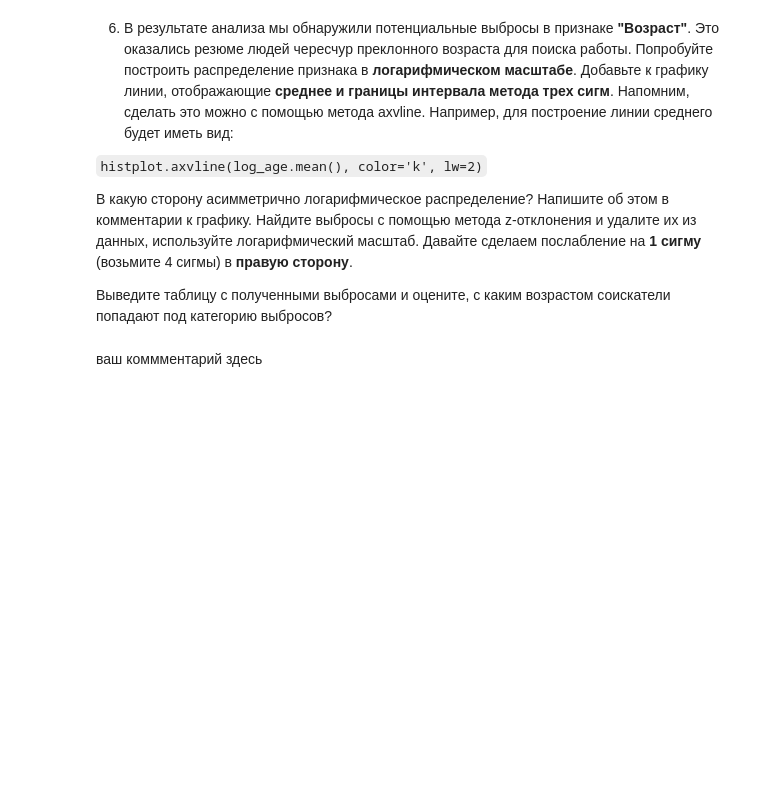
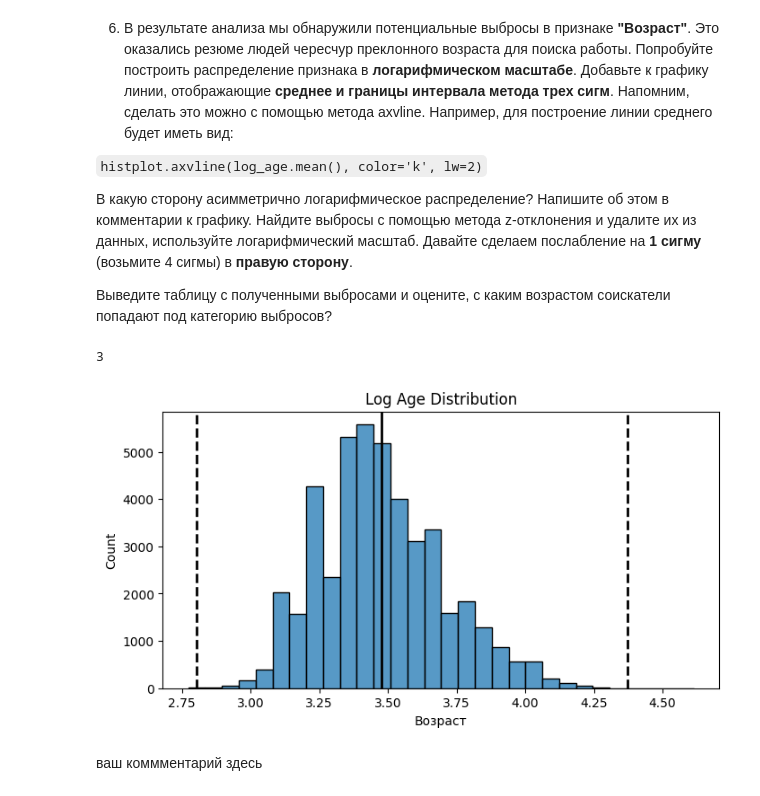
Before and after one commit to Alevtina529/test, a Jupyter notebook: Анализ резюме от HeadHunter/Project-1. Ноутбук.ipynb, the cells around one changed output. Saved outputs shown, nothing was run; the diff lists cells and outputs as text; code cells hidden in the pictures; blank space fills up the shorter version.

```diff
--- a/Анализ резюме от HeadHunter/Project-1. Ноутбук.ipynb
+++ b/Анализ резюме от HeadHunter/Project-1. Ноутбук.ipynb
@@ -591,4 +591,6 @@ print(round(headh['Опыт работы (месяц)'].mean()))
 # %% [markdown]
 4. Мы добрались до ликвидации выбросов. Сначала очистим данные вручную. Удалите резюме, в которых указана заработная плата либо выше 1 млн. рублей, либо ниже 1 тыс. рублей.
 # %%
-# ваш код здесь
+outliers = headh[(headh['ЗП (руб)'] > 1e6) | (headh['ЗП (руб)'] < 1e3)]
+headh = headh.drop(outliers.index)
+print(outliers.shape[0])
@@ -595,4 +599,6 @@ print(round(headh['Опыт работы (месяц)'].mean()))
 # %% [markdown]
 5. В процессе разведывательного анализа мы обнаружили резюме, в которых **опыт работы в годах превышал возраст соискателя**. Найдите такие резюме и удалите их из данных
 # %%
-# ваш код здесь
+outliers = headh[headh['Опыт работы (месяц)']/12 >= headh['Возраст']]
+headh = headh.drop(outliers.index)
+print(outliers.shape[0])
@@ -606,6 +614,30 @@ print(round(headh['Опыт работы (месяц)'].mean()))
 
 Выведите таблицу с полученными выбросами и оцените, с каким возрастом соискатели попадают под категорию выбросов?
 # %%
-# ваш код здесь
+fig, ax = plt.subplots(1, 1, figsize=(8, 4))
+log_age = np.log(headh['Возраст'] + 1)
+histplot = sns.histplot(log_age, bins=30, ax=ax)
+histplot.axvline(log_age.mean(), color='k', lw=2)
+histplot.axvline(log_age.mean()+ 4 *log_age.std(), color='k', ls='--', lw=2)
+histplot.axvline(log_age.mean()- 3 *log_age.std(), color='k', ls='--', lw=2)
+histplot.set_title('Log Age Distribution');
+
+def outliers_z_score_mod(headh, feature, left=3, right=3, log_scale=False):
+    if log_scale:
+        x = np.log(headh[feature]+1)
+    else:
+        x = headh[feature]
+    mu = x.mean()
+    sigma = x.std()
+    lower_bound = mu - left * sigma
+    upper_bound = mu + right * sigma
+    outliers = headh[(x < lower_bound) | (x > upper_bound)]
+    cleaned = headh[(x >= lower_bound) & (x <= upper_bound)]
+    return outliers, cleaned
+outliers, cleaned_data = outliers_z_score_mod(headh, 'Возраст', left=3,  right=4, log_scale=True)
+print(outliers.shape[0])
+# %% [output]
+3
+[figure, added]
 # %% [markdown]
 ваш коммментарий здесь
```
Also changed, not shown: parts of 2 cells of this notebook.
